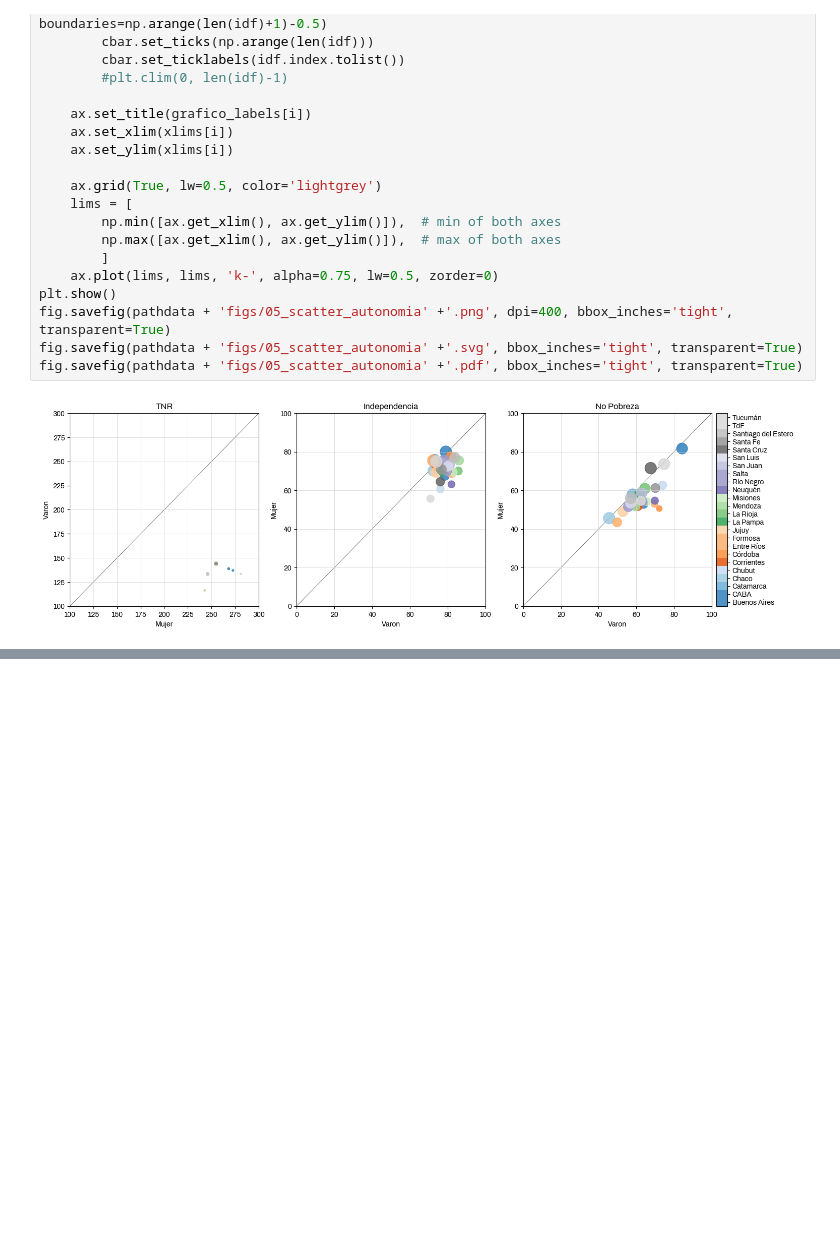
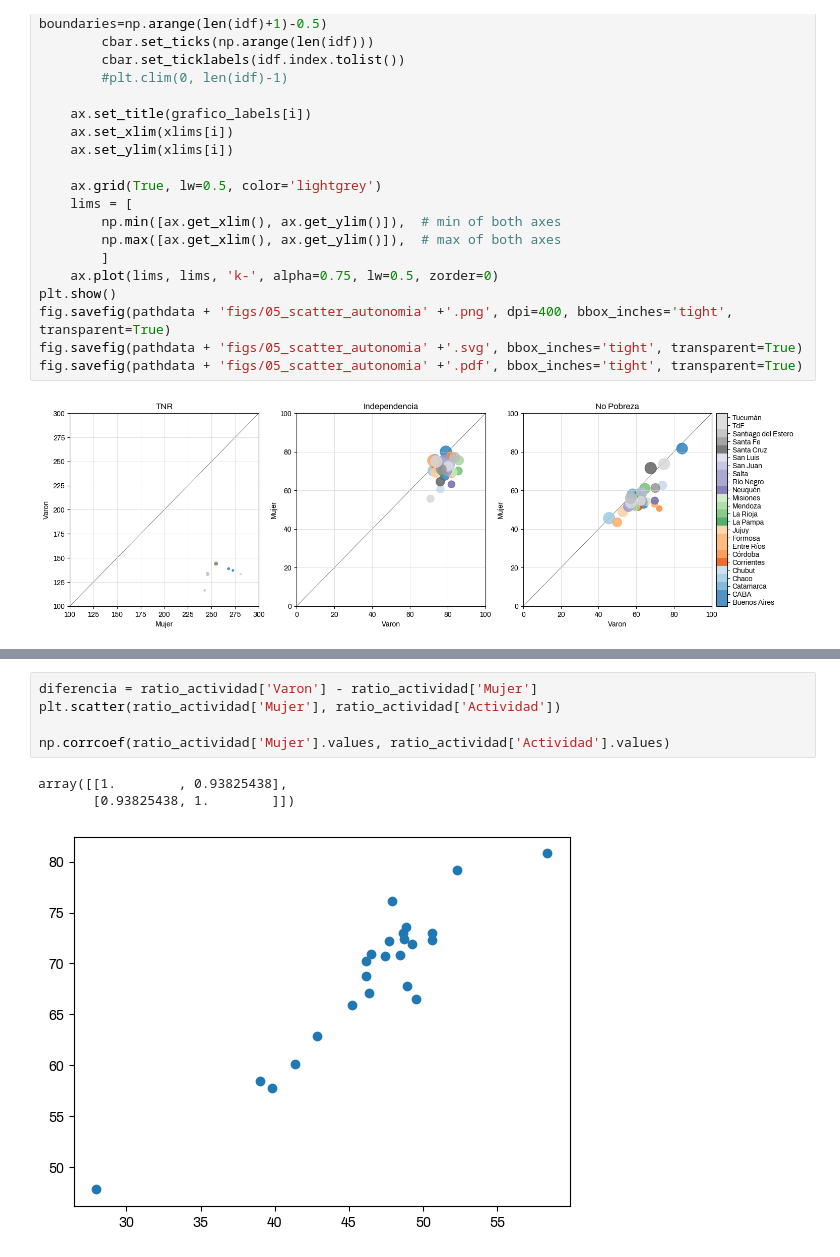
Before and after one commit to datos-Fundar/indice-mercado-trabajo-ingresos, a Jupyter notebook: modulos/visualizacion/05_graficos.ipynb, the cells around one changed output, grey strips where cells are left out. Saved outputs shown, nothing was run; the diff lists cells and outputs as text; blank space fills up the shorter version.

```diff
--- a/modulos/visualizacion/05_graficos.ipynb
+++ b/modulos/visualizacion/05_graficos.ipynb
@@ -555,0 +573,9 @@ fig.savefig(pathdata + 'figs/05_scatter_autonomia' +'.pdf', bbox_inches='tight',
+# %%
+diferencia = ratio_actividad['Varon'] - ratio_actividad['Mujer']
+plt.scatter(ratio_actividad['Mujer'], ratio_actividad['Actividad'])
+
+np.corrcoef(ratio_actividad['Mujer'].values, ratio_actividad['Actividad'].values)
+# %% [output]
+array([[1.        , 0.93825438],
+       [0.93825438, 1.        ]])
+[figure, added]
```
Also changed, not shown: parts of 7 cells of this notebook, 4 other files.
